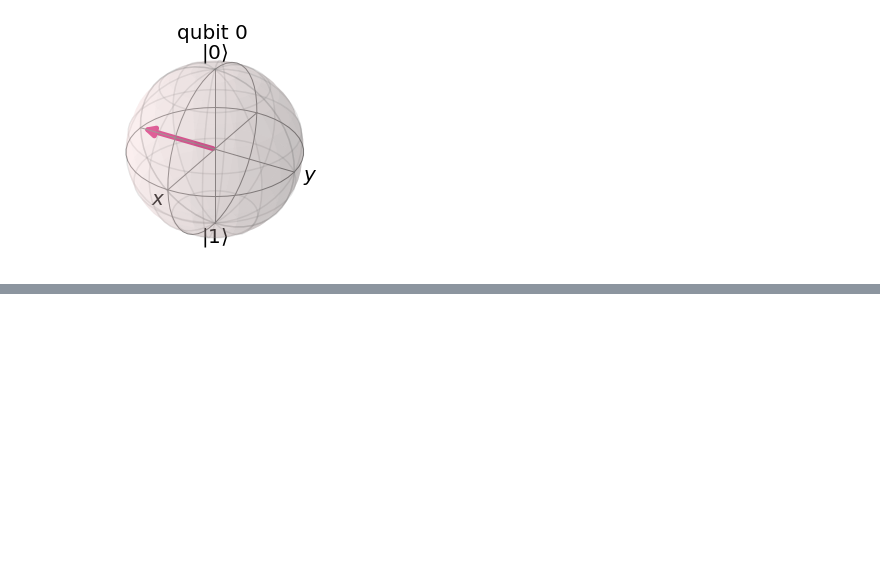
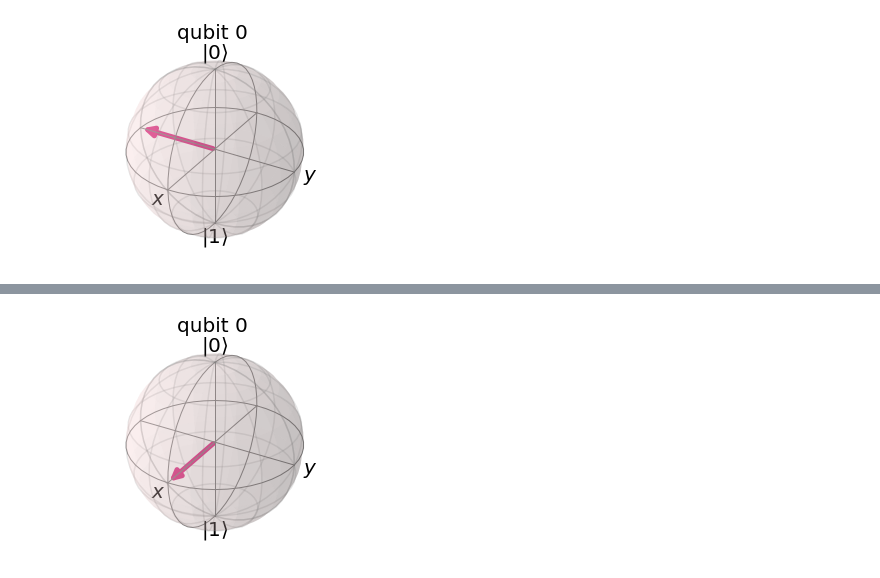
Before and after one commit to Chasmiccoder/IBM-Quantum-Challenges, a Jupyter notebook: Qiskit-Textbook/p02_Representing_Qubit_States.ipynb, the cells around one changed output, grey strips where cells are left out. Saved outputs shown, nothing was run; the diff lists cells and outputs as text; code cells hidden in the pictures; blank space fills up the shorter version.

```diff
--- a/Qiskit-Textbook/p02_Representing_Qubit_States.ipynb
+++ b/Qiskit-Textbook/p02_Representing_Qubit_States.ipynb
@@ -242,0 +273,7 @@ plot_bloch_multivector(statevector_results)
+# %%
+# |+> state
+state = 1/sqrt(2) * (ket_zero + ket_one)
+statevector_results = plotFunc(state)
+plot_bloch_multivector(statevector_results)
+# %% [output]
+[figure, added]
```
Also changed, not shown: parts of 5 cells of this notebook, 1 other file.
